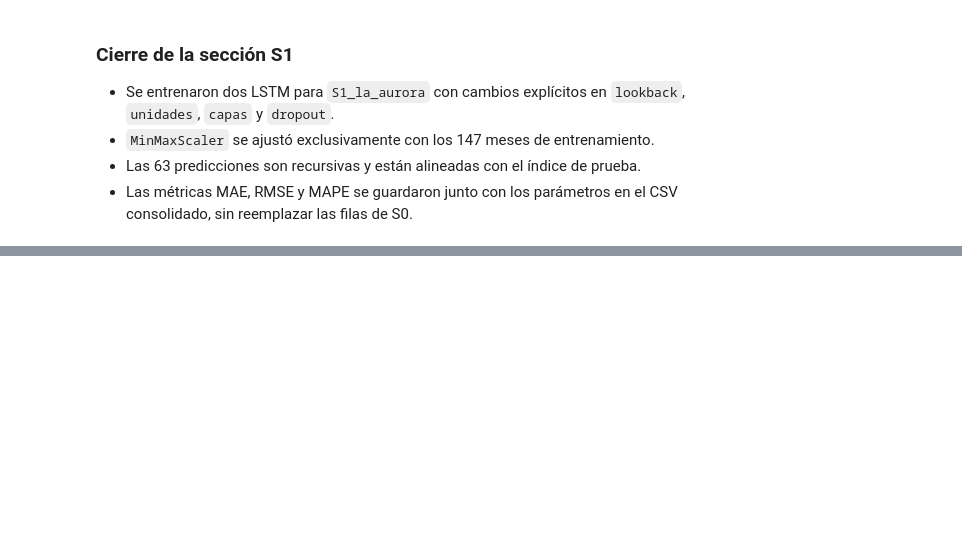
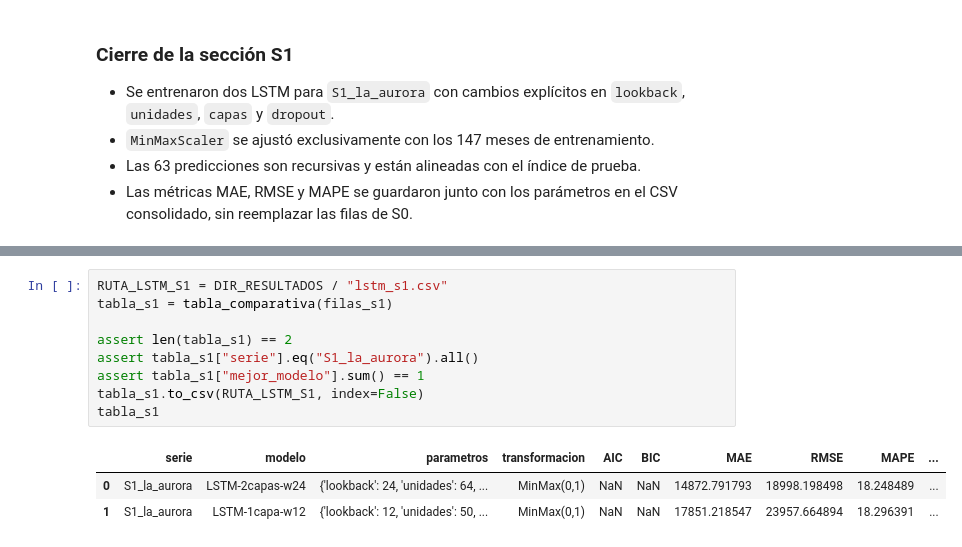
Before and after one commit to JosFer720/Laboratorio-1-Series-de-Tiempo, a Jupyter notebook: notebooks/06_lstm_s0_s1.ipynb, the cells around one changed output, grey strips where cells are left out. Saved outputs shown, nothing was run; the diff lists cells and outputs as text; blank space fills up the shorter version.

```diff
--- a/notebooks/06_lstm_s0_s1.ipynb
+++ b/notebooks/06_lstm_s0_s1.ipynb
@@ -415,0 +421,13 @@ plt.show()
+# %%
+RUTA_LSTM_S1 = DIR_RESULTADOS / "lstm_s1.csv"
+tabla_s1 = tabla_comparativa(filas_s1)
+
+assert len(tabla_s1) == 2
+assert tabla_s1["serie"].eq("S1_la_aurora").all()
+assert tabla_s1["mejor_modelo"].sum() == 1
+tabla_s1.to_csv(RUTA_LSTM_S1, index=False)
+tabla_s1
+# %% [output]
+|  | serie | modelo | parametros | transformacion | AIC | BIC | MAE | RMSE | MAPE | ... |
+| 0 | S1_la_aurora | LSTM-2capas-w24 | {'lookback': 24, 'unidades': 64, ... | MinMax(0,1) | NaN | NaN | 14872.791793 | 18998.198498 | 18.248489 | ... |
+| 1 | S1_la_aurora | LSTM-1capa-w12 | {'lookback': 12, 'unidades': 50, ... | MinMax(0,1) | NaN | NaN | 17851.218547 | 23957.664894 | 18.296391 | ... |
```
Also changed, not shown: parts of 15 cells of this notebook.
